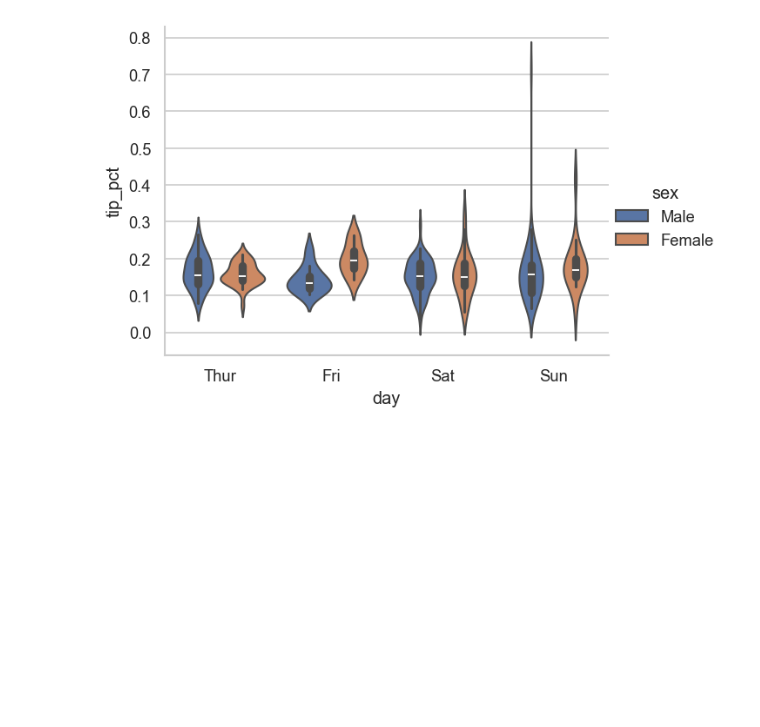
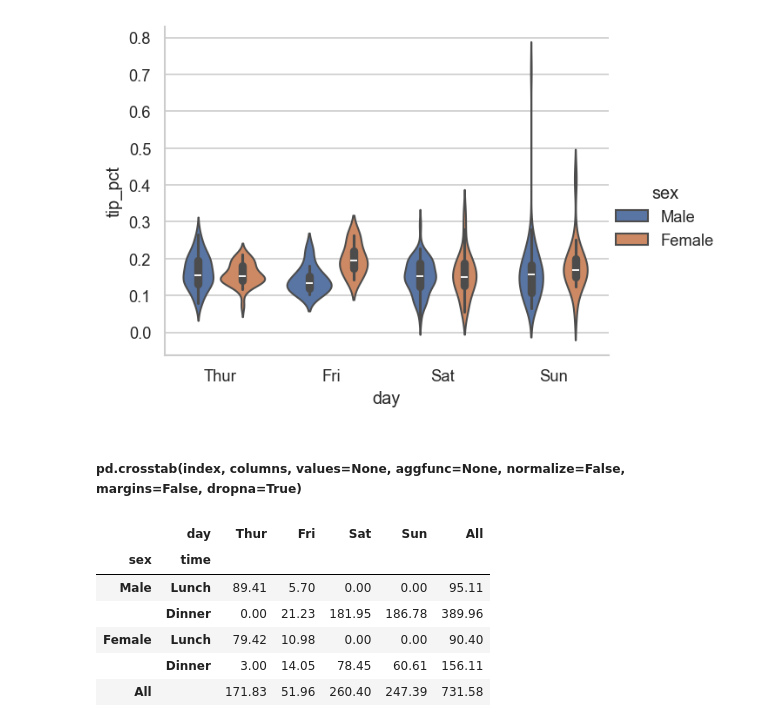
Before and after one commit to bariskose07/ds-bootcamp, a Jupyter notebook: notebooks/01-pandas.ipynb, the cells around one changed output. Saved outputs shown, nothing was run; the diff lists cells and outputs as text; code cells hidden in the pictures; blank space fills up the shorter version.

```diff
--- a/notebooks/01-pandas.ipynb
+++ b/notebooks/01-pandas.ipynb
@@ -244,3 +272,24 @@ sns.catplot(
 plt.show()
 # %% [output]
 [figure]
+# %% [markdown]
+##### pd.crosstab(index, columns, values=None, aggfunc=None, normalize=False, margins=False, dropna=True)
+# %%
+pd.crosstab(
+            index=[df_tmp["sex"], df_tmp["time"]],
+            columns=df_tmp["day"],
+            values=df_tmp["tip"],
+            aggfunc="sum",
+            # normalize="index", # the sum of each row is 1
+            # normalize="columns", # the sum of each columns is 1
+            # normalize="all", # the sum of all data is 1
+            margins=True
+           )
+# %% [output]
+|  | day | Thur | Fri | Sat | Sun | All |
+| sex | time |  |  |  |  |  |
+| Male | Lunch | 89.41 | 5.70 | 0.00 | 0.00 | 95.11 |
+|  | Dinner | 0.00 | 21.23 | 181.95 | 186.78 | 389.96 |
+| Female | Lunch | 79.42 | 10.98 | 0.00 | 0.00 | 90.40 |
+|  | Dinner | 3.00 | 14.05 | 78.45 | 60.61 | 156.11 |
+| All |  | 171.83 | 51.96 | 260.40 | 247.39 | 731.58 |
```
Also changed, not shown: parts of 4 cells of this notebook, 3 other files.
